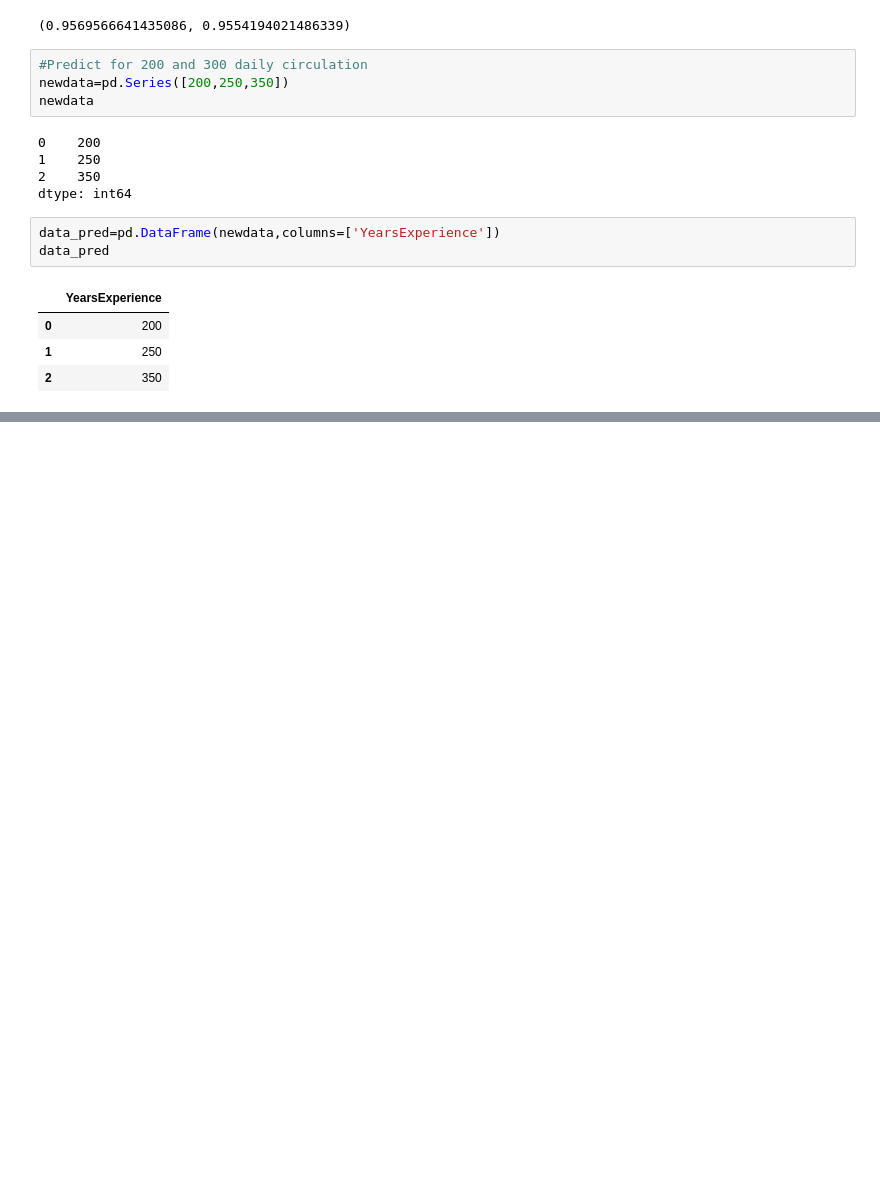
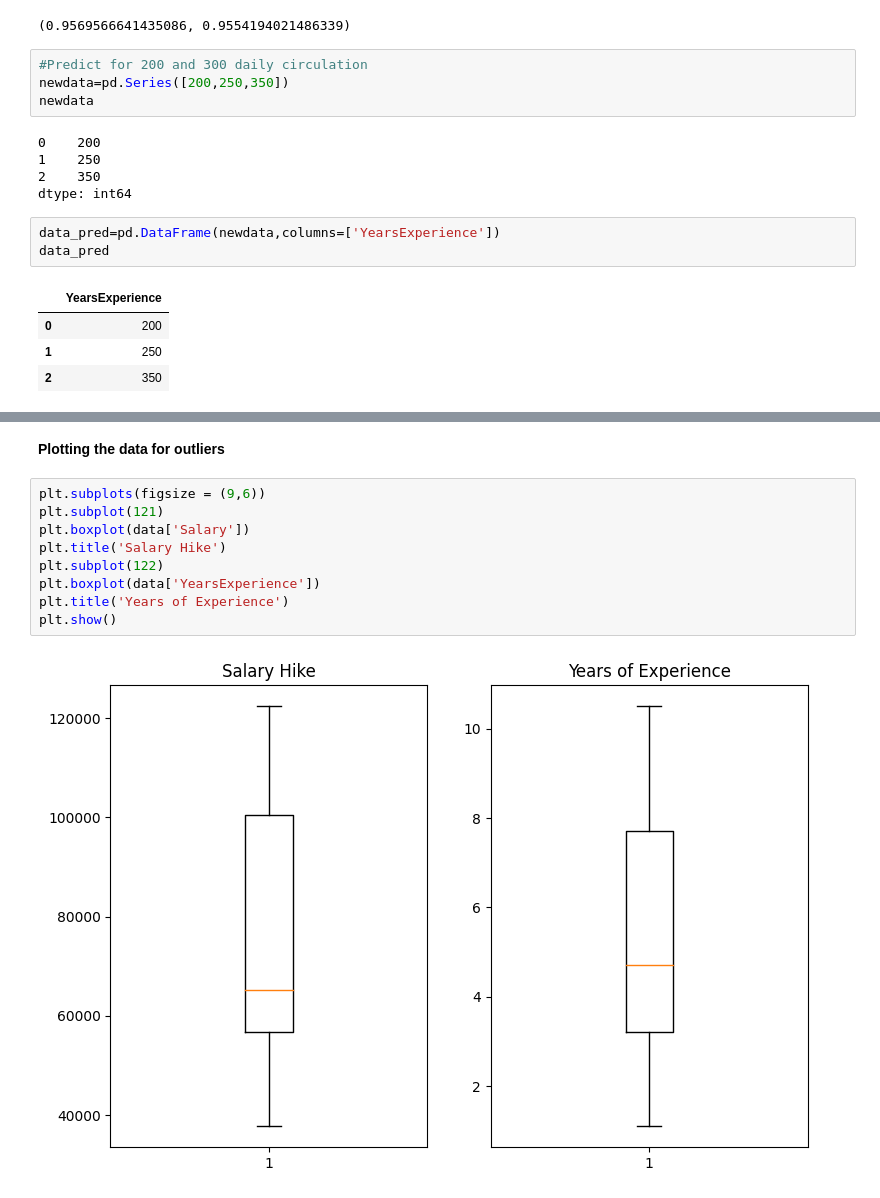
Before and after one commit to Sowmyaa2/Assignment-simplelinear-regression, a Jupyter notebook: Simple_linear_regression(Q_2).ipynb, the cells around one changed output, grey strips where cells are left out. Saved outputs shown, nothing was run; the diff lists cells and outputs as text; blank space fills up the shorter version.

```diff
--- a/Simple_linear_regression(Q_2).ipynb
+++ b/Simple_linear_regression(Q_2).ipynb
@@ -161,3 +181,16 @@ Notes:
 [1] Standard Errors assume that the covariance matrix of the errors is correctly specified.
 [2] The condition number is large, 2.41e+05. This might indicate that there are
 strong multicollinearity or other numerical problems.
+# %% [markdown]
+**Plotting the data for** **outliers**
+# %%
+plt.subplots(figsize = (9,6))
+plt.subplot(121)
+plt.boxplot(data['Salary'])
+plt.title('Salary Hike')
+plt.subplot(122)
+plt.boxplot(data['YearsExperience'])
+plt.title('Years of Experience')
+plt.show()
+# %% [output]
+[figure, added]
```
Also changed, not shown: parts of 18 cells of this notebook.
